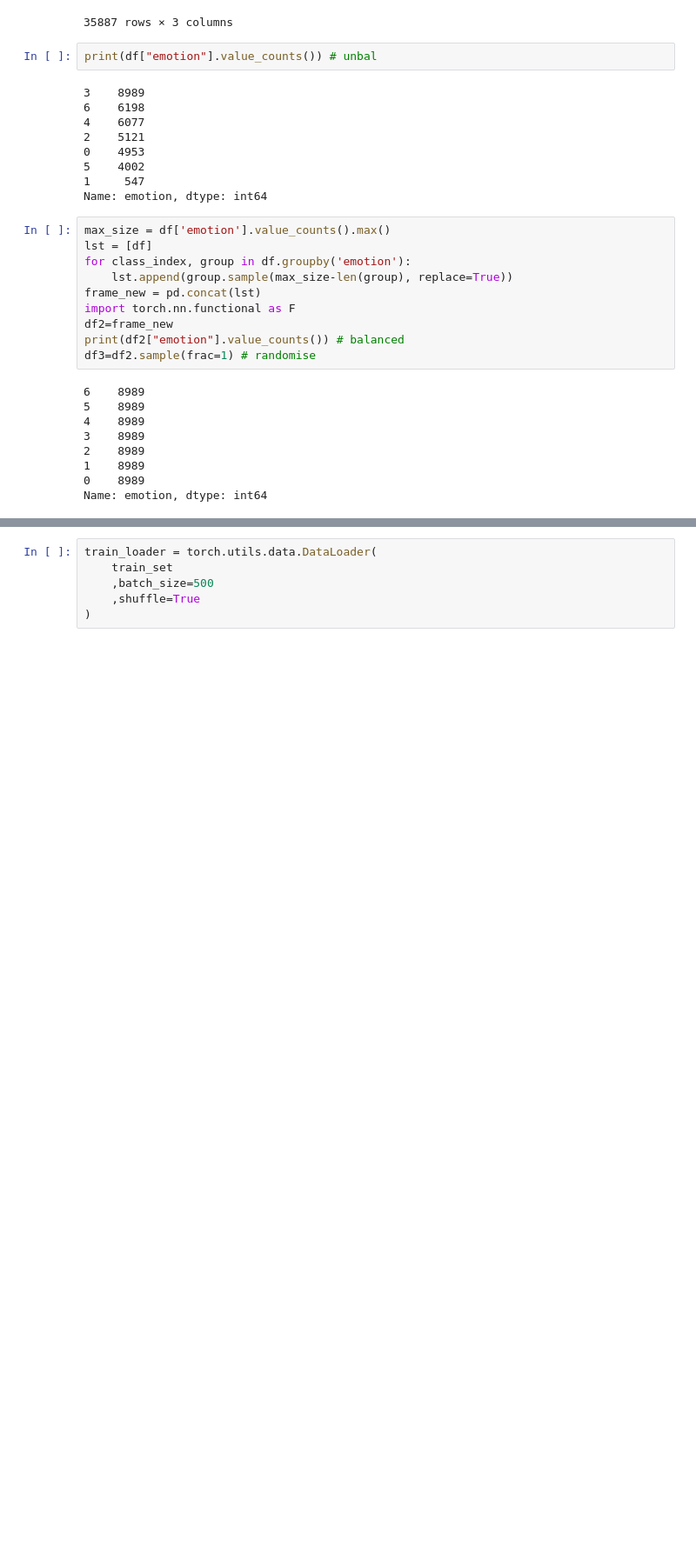
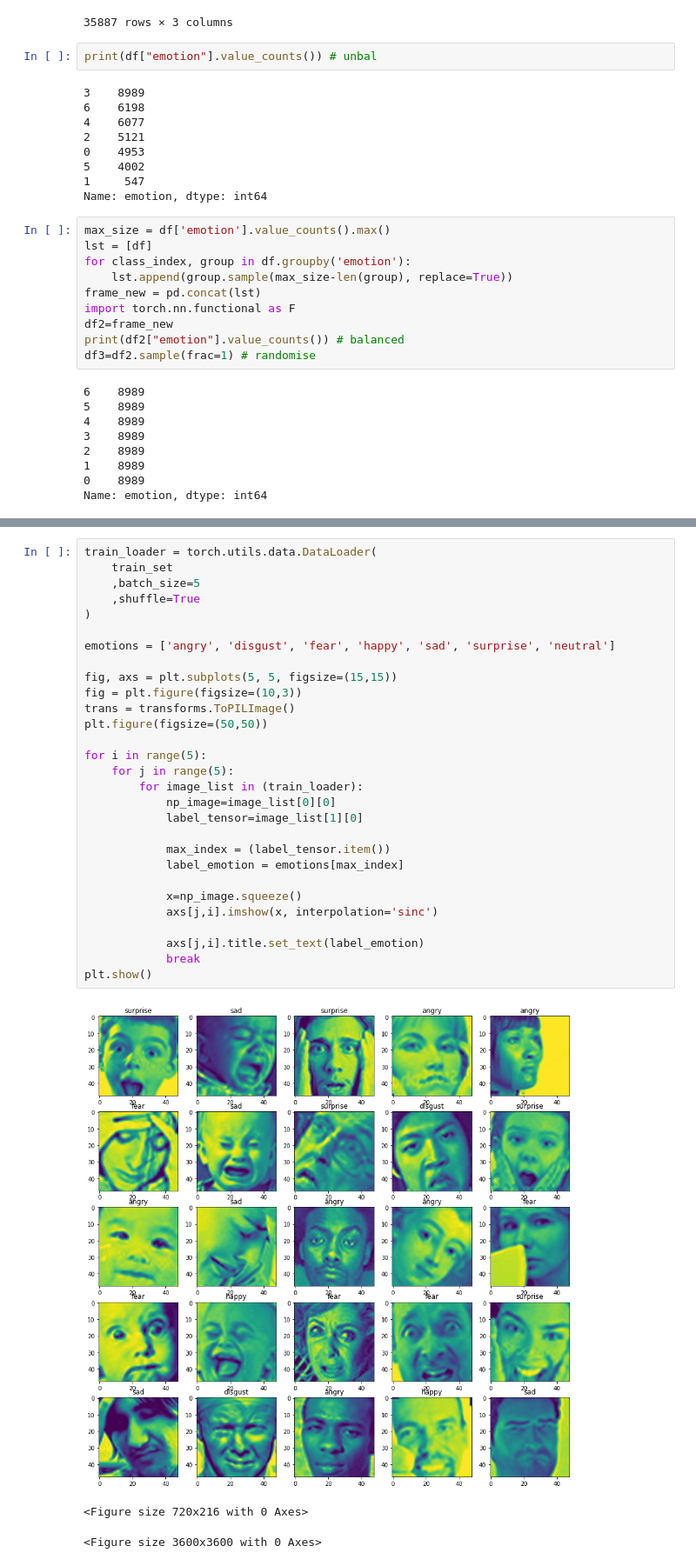
Before and after one commit to Mainakdeb/Facial_Expression_Classifier, a Jupyter notebook: FER_PyTorch.ipynb, the cells around one changed output, grey strips where cells are left out. Shown at 87% size. Drawn from its saved outputs; the diff is of its cells as text; blank space fills up the shorter version.

```diff
--- a/FER_PyTorch.ipynb
+++ b/FER_PyTorch.ipynb
@@ -192,6 +191,33 @@ Label: 4
-# %%
-train_loader = torch.utils.data.DataLoader(
-    train_set
-    ,batch_size=500
-    ,shuffle=True
-)
+# %%
+train_loader = torch.utils.data.DataLoader(
+    train_set
+    ,batch_size=5
+    ,shuffle=True
+)
+
+emotions = ['angry', 'disgust', 'fear', 'happy', 'sad', 'surprise', 'neutral']
+
+fig, axs = plt.subplots(5, 5, figsize=(15,15))
+fig = plt.figure(figsize=(10,3))
+trans = transforms.ToPILImage()
+plt.figure(figsize=(50,50))
+
+for i in range(5):
+    for j in range(5):
+        for image_list in (train_loader):
+            np_image=image_list[0][0]
+            label_tensor=image_list[1][0]
+
+            max_index = (label_tensor.item())
+            label_emotion = emotions[max_index]
+
+            x=np_image.squeeze()
+            axs[j,i].imshow(x, interpolation='sinc')
+
+            axs[j,i].title.set_text(label_emotion)
+            break
+plt.show()
+# %% [output]
+[figure, added]
+<Figure size 720x216 with 0 Axes>
+<Figure size 3600x3600 with 0 Axes>
```
Also changed, not shown: parts of 26 cells of this notebook.
